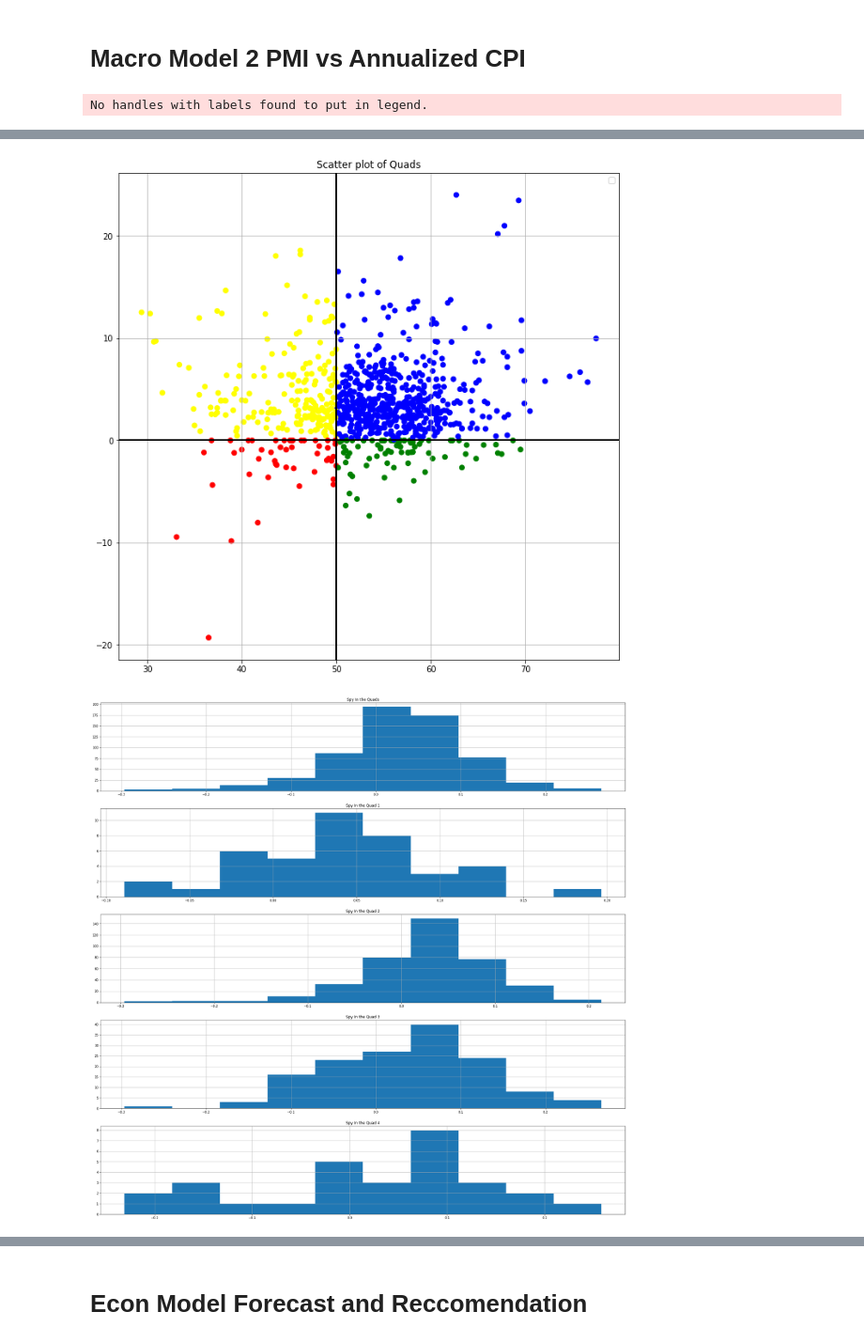
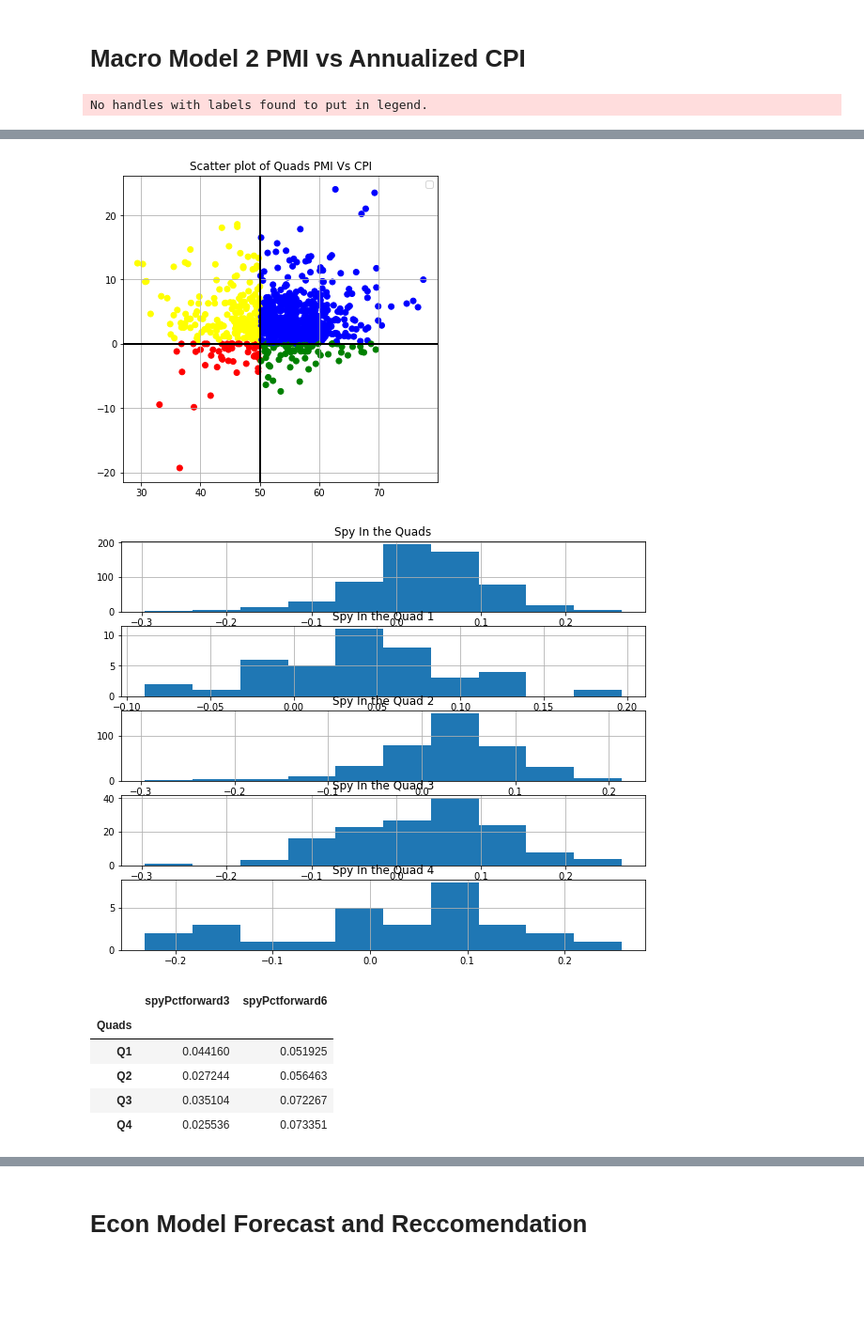
Before and after one commit to AlexNoonan-Syracuse/BigDataProject, a Jupyter notebook: ArimaModels_Alex.ipynb, the cells around one changed output, grey strips where cells are left out. Shown at 94% size. Saved outputs shown, nothing was run; the diff lists cells and outputs as text; code cells hidden in the pictures; blank space fills up the shorter version.

```diff
--- a/ArimaModels_Alex.ipynb
+++ b/ArimaModels_Alex.ipynb
@@ -487,8 +534,8 @@ spyPlots2 = pd.merge(macrogrid2, spy, how='inner', on='Month')
 
 colors = {'Q1':'green', 'Q2':'blue', 'Q3':'yellow', 'Q4':'red'}
 
-fig, (ax) = plt.subplots(1, figsize=(11,11))
-ax.set_title('Scatter plot of Quads')
+fig, (ax) = plt.subplots(1, figsize=(6,6))
+ax.set_title('Scatter plot of Quads PMI Vs CPI')
 ax.scatter(macrogrid2['PMI'], macrogrid2['CpiAnnualizedPct'],c=macrogrid2['Quads'].map(colors) )
 ax.grid()
 plt.axvline(x=50, linewidth=2, color='k')
@@ -500,36 +547,45 @@ spyPlots2Q1 = spyPlots2[spyPlots2['Quads']=='Q1']
 spyPlots2Q2 = spyPlots2[spyPlots2['Quads']=='Q2']
 spyPlots2Q3 = spyPlots2[spyPlots2['Quads']=='Q3']
 spyPlots2Q4 = spyPlots2[spyPlots2['Quads']=='Q4']
-fig, (axs) = plt.subplots(5, figsize=(30,30))
+fig, (axs) = plt.subplots(5, figsize=(10,8))
 axs[0].set_title('Spy In the Quads')
 axs[0].hist(spyPlots2['spyPctforward3'])
 axs[0].grid()
 #axs[0].legend()
 axs[1].set_title('Spy In the Quad 1')
 axs[1].hist(spyPlots2Q1['spyPctforward3'])
 axs[1].grid()
 #axs[1].legend()
 axs[2].set_title('Spy In the Quad 2')
 axs[2].hist(spyPlots2Q2['spyPctforward3'])
 axs[2].grid()
 #axs[2].legend()
 axs[3].set_title('Spy In the Quad 3')
 axs[3].hist(spyPlots2Q3['spyPctforward3'])
 axs[3].grid()
 #axs[3].legend()
 axs[4].set_title('Spy In the Quad 4')
 axs[4].hist(spyPlots2Q4['spyPctforward3'])
 axs[4].grid()
 #axs[4].legend()
 plt.show()
+
+SpyPivot2 = pd.pivot_table(spyPlots2, values=['spyPctforward3', 'spyPctforward6'], index=spyPlots2['Quads'],aggfunc=np.mean)
+SpyPivot2.head()
 # %% [output]
 No handles with labels found to put in legend.
              PMI  CpiAnnualizedPct
 DATE
 1950-02-01  60.5          5.225330
 1950-03-01  62.1          1.535479
 1950-04-01  68.1          0.508797
 1950-05-01  74.7          6.261622
 1950-06-01  76.6          5.696763
-[figure, old version]
+[figure, new version]
-[figure, old version]
+[figure, new version]
+|  | spyPctforward3 | spyPctforward6 |
+| Quads |  |  |
+| Q1 | 0.044160 | 0.051925 |
+| Q2 | 0.027244 | 0.056463 |
+| Q3 | 0.035104 | 0.072267 |
+| Q4 | 0.025536 | 0.073351 |
```
Also changed, not shown: parts of 5 cells of this notebook.
